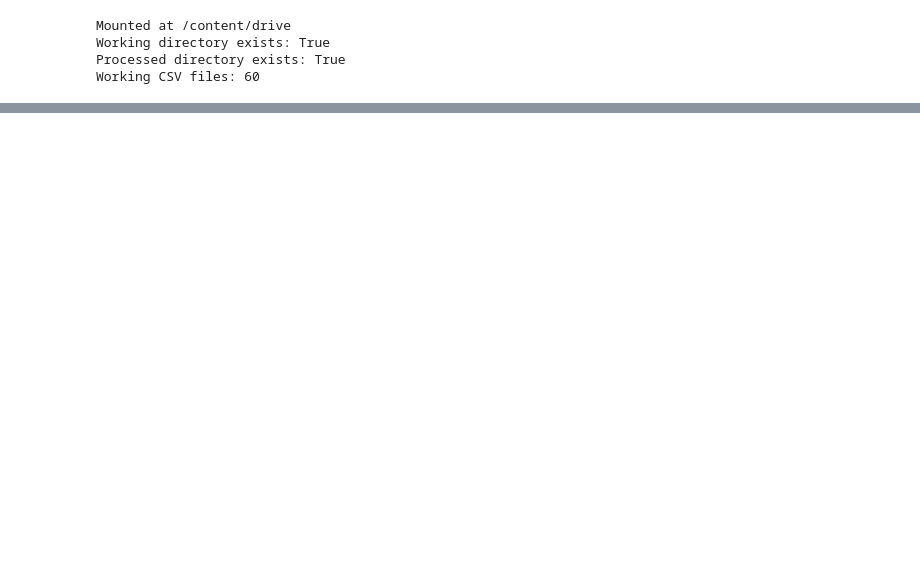
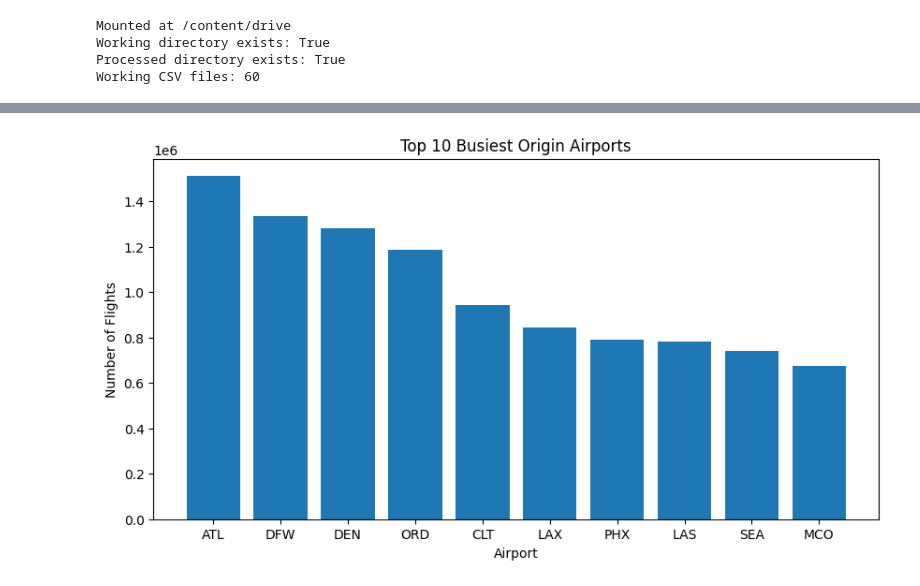
Before and after one commit to Pumlisa97/mit805-airline-delays-pyspark, a Jupyter notebook: notebooks/02_part1_pyspark_preparation_and_eda.ipynb, the cells around one changed output, grey strips where cells are left out. Drawn from its saved outputs; the diff is of its cells as text; code cells hidden in the pictures; blank space fills up the shorter version.

```diff
--- a/notebooks/02_part1_pyspark_preparation_and_eda.ipynb
+++ b/notebooks/02_part1_pyspark_preparation_and_eda.ipynb
@@ -47,0 +275,19 @@ PySpark version: 3.5.1
+# %%
+top_airports = (
+    df.groupBy("Origin")
+      .count()
+      .orderBy(F.desc("count"))
+      .limit(10)
+      .toPandas()
+)
+
+plt.figure(figsize=(10,5))
+plt.bar(top_airports["Origin"], top_airports["count"])
+
+plt.title("Top 10 Busiest Origin Airports")
+plt.xlabel("Airport")
+plt.ylabel("Number of Flights")
+
+plt.show()
+# %% [output]
+[figure, added]
```
Also changed, not shown: parts of 31 cells of this notebook.
